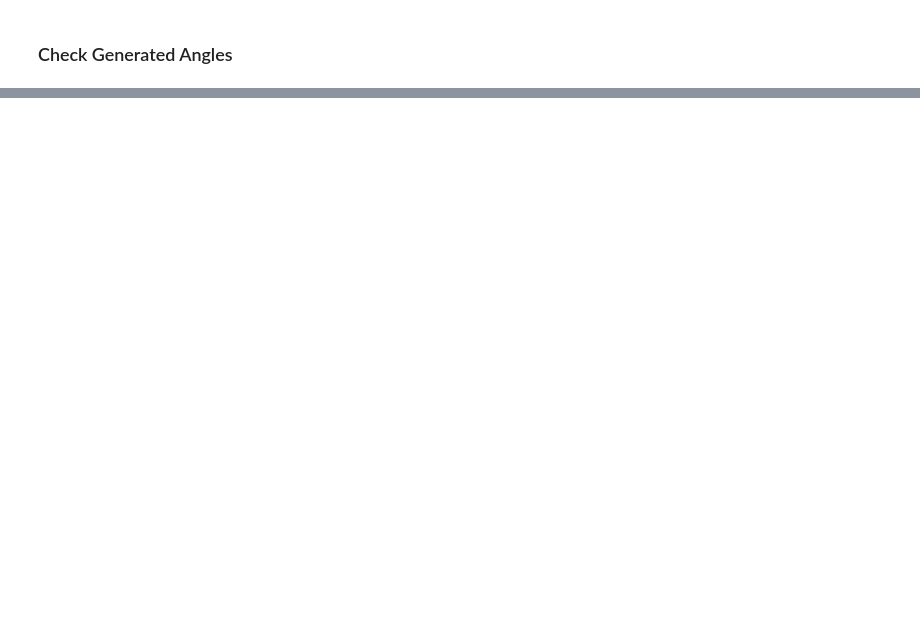
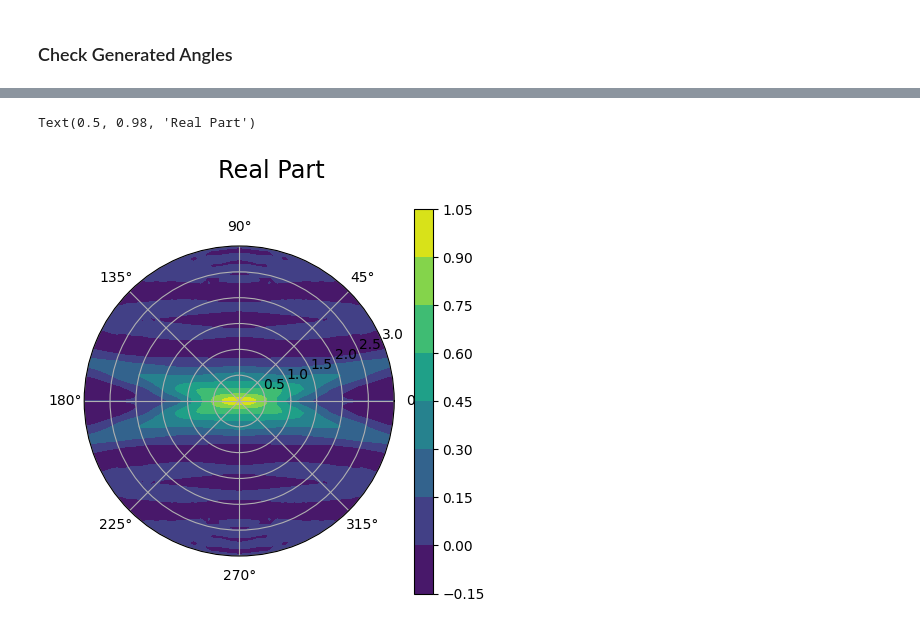
Before and after one commit to muyoungRand/sims, a Jupyter notebook: cubic_phase_gate_nicer.ipynb, the cells around one changed output, grey strips where cells are left out. Drawn from its saved outputs; the diff is of its cells as text; code cells hidden in the pictures; blank space fills up the shorter version.

```diff
--- a/cubic_phase_gate_nicer.ipynb
+++ b/cubic_phase_gate_nicer.ipynb
@@ -601,0 +597,19 @@ fig.suptitle("Real Part", size = 'xx-large')
+# %%
+counter = 0
+
+for i in range(len(res)):
+    if i > 1 and i % nRows == 0:
+        counter += 1
+
+    plot_data[i - counter * nRows][counter] = np.real(res[i])
+
+fig, ax = plt.subplots(subplot_kw = dict(projection='polar'), figsize = (5, 5))
+#ax.set_theta_zero_location("E")
+#ax.set_theta_direction(1)
+
+cax = ax.contourf(theta, radius, plot_data)
+cbar = fig.colorbar(cax)
+fig.suptitle("Real Part", size = 'xx-large')
+# %% [output]
+Text(0.5, 0.98, 'Real Part')
+[figure, added]
```
Also changed, not shown: parts of 5 cells of this notebook.
